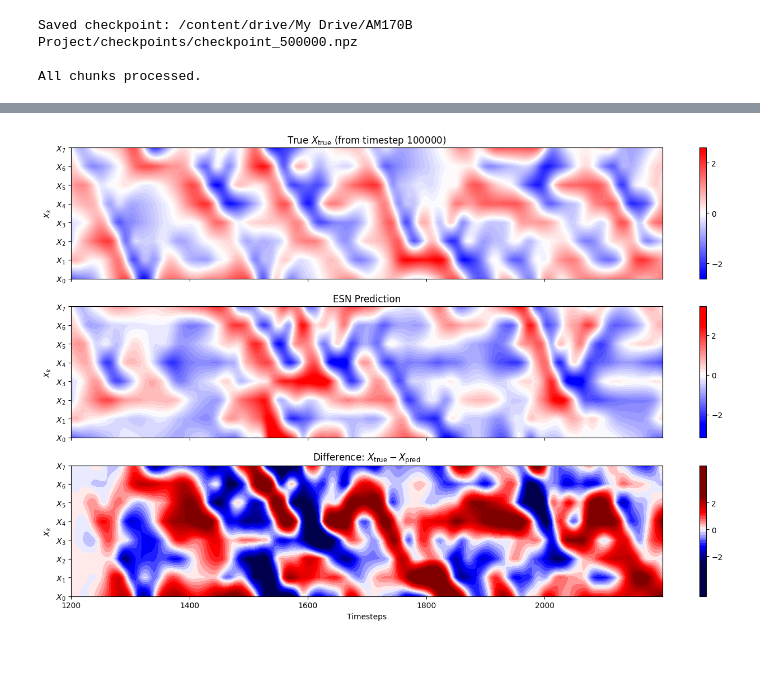
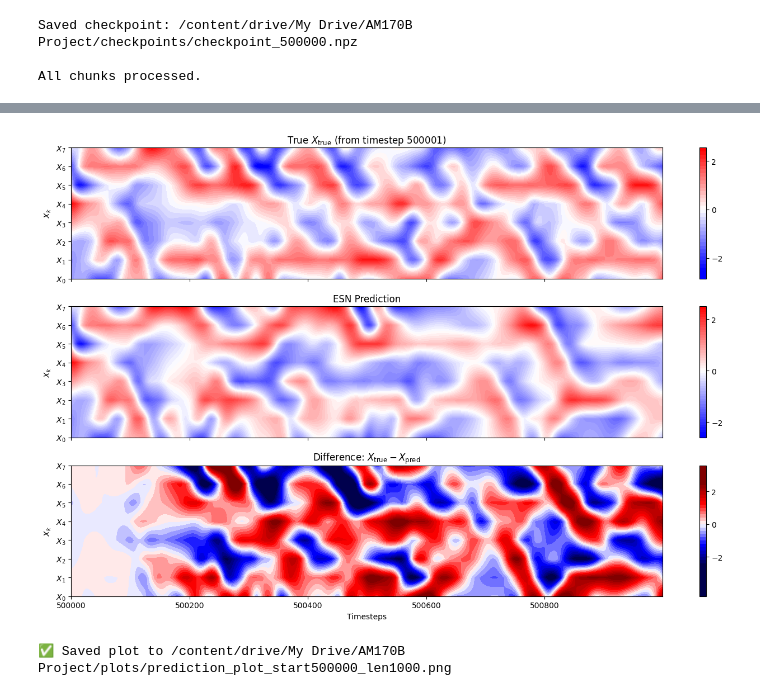
Before and after one commit to mcvlix/lorenz-96-hybrid-esn, a Jupyter notebook: rcesn.ipynb, the cells around one changed output, grey strips where cells are left out. Drawn from its saved outputs; the diff is of its cells as text; code cells hidden in the pictures; blank space fills up the shorter version.

```diff
--- a/rcesn.ipynb
+++ b/rcesn.ipynb
@@ -409,21 +417,24 @@ Saved final model to /content/drive/My Drive/AM170B Project/models/model_1200.np
 npy_path = os.path.join(data_path, 'truth_h_0.5_c_8_F_20.npy')
 # %%
 # Load model
-model = np.load(os.path.join(models_path, 'model_1200.npz'))
+model = np.load(os.path.join(models_path, 'model_500000.npz'))
 A = model['A']
 Win = model['Win']
 W_out = model['W_out']
 
 # Prediction config
 res_params['predict_length'] = 1000
-start = 1200
+start = 500000  # start prediction immediately after training
+
+# Load data and initial input
 data = np.load(npy_path, mmap_mode='r')
 X_true = data[start:start + res_params['predict_length'], :res_params['num_inputs']].T
 initial_output = data[start - 1, :res_params['num_inputs']]
 
-# Use last training state
-last_state = np.load(os.path.join(states_path, 'states_chunk_009.npz'))['states'][:, -1]
+# Load final reservoir state from last training chunk
+last_state_file = os.path.join(states_path, f'states_chunk_009.npz')  # 10th chunk (index 0–9)
+last_state = np.load(last_state_file)['states'][:, -1]
 
-# Predict
+# Run prediction
 X_pred = predict_esn(A, Win, res_params, last_state, W_out, initial_output)
 X_diff = X_true - X_pred
@@ -430,5 +453,9 @@ X_diff = X_true - X_pred
+# %%
+# === Add to path setup ===
+plots_path = os.path.join(project_path, 'plots')
+os.makedirs(plots_path, exist_ok=True)
 # %%
-# Plotting setup
+# === Plotting ===
 time_axis = np.arange(start, start + res_params['predict_length'])
 space_axis = np.arange(res_params['num_inputs'])
 
@@ -436,33 +463,39 @@ fig, axs = plt.subplots(3, 1, figsize=(14, 9), sharex=True)
 
 # --- True ---
 c1 = axs[0].contourf(time_axis, space_axis, X_true, levels=50, cmap='bwr', vmin=-2.5, vmax=2.5)
-axs[0].set_title("True $X_{\\mathrm{true}}$ (from timestep 100000)")
+axs[0].set_title("True $X_{\\mathrm{true}}$ (from timestep 500001)")
 axs[0].set_ylabel("$X_k$")
 axs[0].set_yticks(space_axis)
 axs[0].set_yticklabels([f"$X_{{{i}}}$" for i in space_axis])
 cb1 = fig.colorbar(c1, ax=axs[0])
 cb1.set_ticks([-2, 0, 2])
 
 # --- Predicted ---
 c2 = axs[1].contourf(time_axis, space_axis, X_pred, levels=50, cmap='bwr', vmin=-2.5, vmax=2.5)
 axs[1].set_title("ESN Prediction")
 axs[1].set_ylabel("$X_k$")
 axs[1].set_yticks(space_axis)
 axs[1].set_yticklabels([f"$X_{{{i}}}$" for i in space_axis])
 cb2 = fig.colorbar(c2, ax=axs[1])
 cb2.set_ticks([-2, 0, 2])
 
 # --- Difference ---
 c3 = axs[2].contourf(time_axis, space_axis, X_diff, levels=50, cmap='seismic', vmin=-2.5, vmax=2.5)
 axs[2].set_title("Difference: $X_{\\mathrm{true}} - X_{\\mathrm{pred}}$")
 axs[2].set_xlabel("Timesteps")
 axs[2].set_ylabel("$X_k$")
 axs[2].set_yticks(space_axis)
 axs[2].set_yticklabels([f"$X_{{{i}}}$" for i in space_axis])
 cb3 = fig.colorbar(c3, ax=axs[2])
 cb3.set_ticks([-2, 0, 2])
 
+# === Save plot ===
+plot_filename = f'prediction_plot_start{start}_len{res_params["predict_length"]}.png'
 plt.tight_layout()
+plt.savefig(os.path.join(plots_path, plot_filename), dpi=300)
 plt.show()
+
+print(f"✅ Saved plot to {os.path.join(plots_path, plot_filename)}")
 # %% [output]
-[figure, old version]
+[figure, new version]
+✅ Saved plot to /content/drive/My Drive/AM170B Project/plots/prediction_plot_start500000_len1000.png
```
Also changed, not shown: parts of 6 cells of this notebook.
